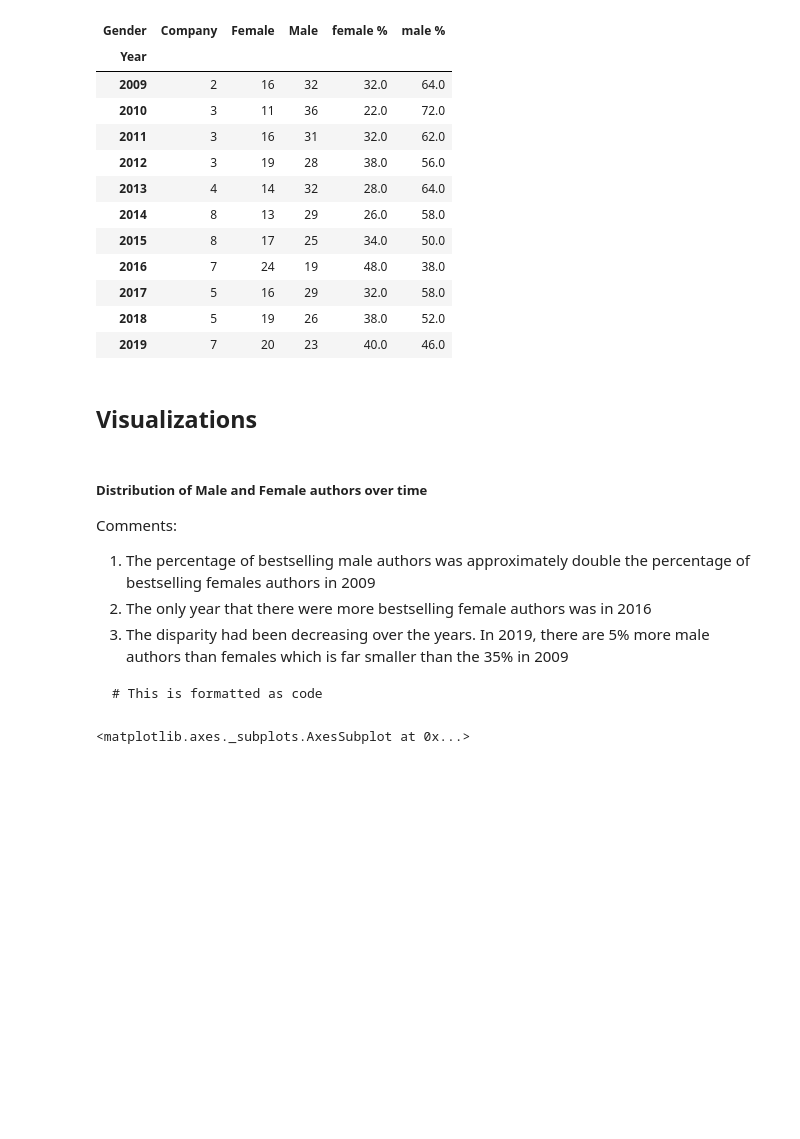
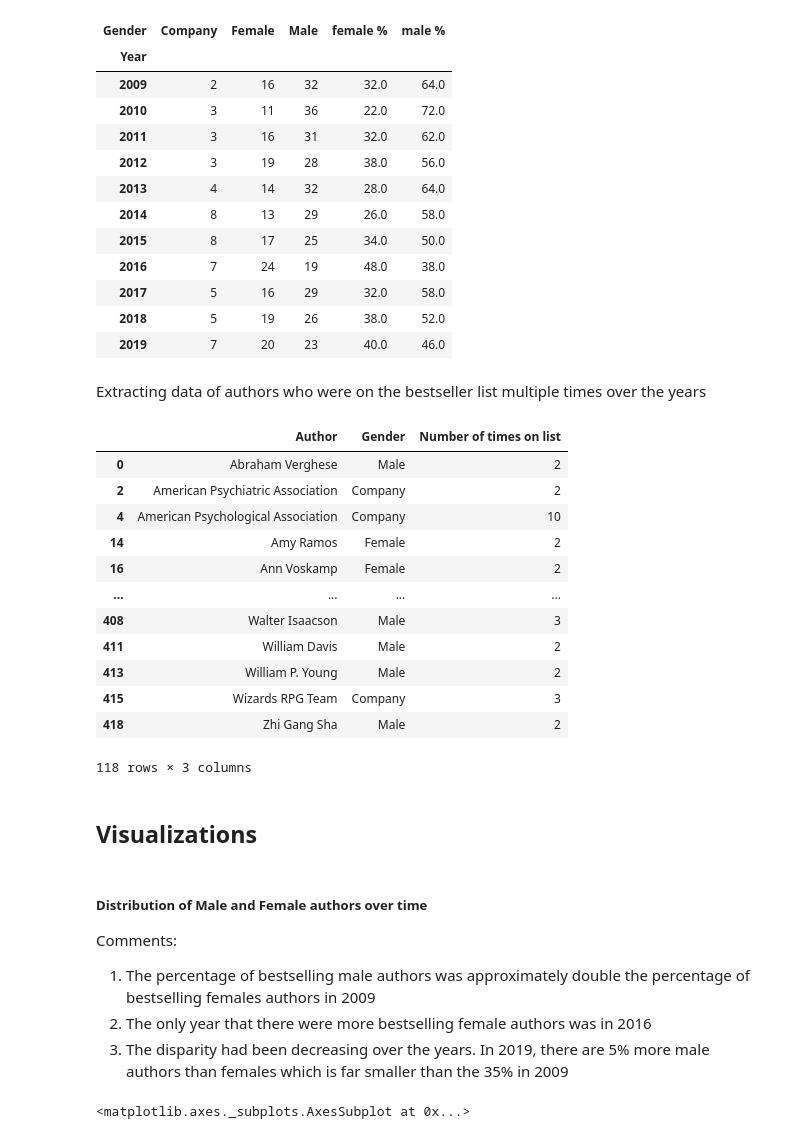
Before and after one commit to suha98/Analysis-of-Amazon-Bestselling-Books-2009-2019, a Jupyter notebook: Bestselling_Books.ipynb, the cells around one changed output. Saved outputs shown, nothing was run; the diff lists cells and outputs as text; code cells hidden in the pictures; blank space fills up the shorter version.

````diff
--- a/Bestselling_Books.ipynb
+++ b/Bestselling_Books.ipynb
@@ -88,6 +88,37 @@ df_gender
 | 2017 | 5 | 16 | 29 | 32.0 | 58.0 |
 | 2018 | 5 | 19 | 26 | 38.0 | 52.0 |
 | 2019 | 7 | 20 | 23 | 40.0 | 46.0 |
+# %% [markdown]
+Extracting data of authors who were on the bestseller list multiple times over the years
+# %%
+#finding the number of times an author is on the list
+df_authors = df.groupby('Author').size().reset_index().rename(columns = {0:'Number of times on list'})
+#only keeping the authors who appeared twice or more
+df_authors = df_authors.loc[df_authors['Number of times on list']>=2].reset_index(drop = True)
+
+#merging these author names with the original dataframe
+repeat_authors = df.merge(df_authors, how = 'inner', on = 'Author')
+#only keeping the columns I need
+repeat_authors = repeat_authors[['Author', 'Gender', 'Number of times on list']]
+#removing duplicates
+repeat_authors = repeat_authors.loc[repeat_authors.duplicated()==False]
+#making the field a string
+repeat_authors['Number of times on list'] = repeat_authors['Number of times on list'].astype(str)
+repeat_authors
+# %% [output]
+|  | Author | Gender | Number of times on list |
+| 0 | Abraham Verghese | Male | 2 |
+| 2 | American Psychiatric Association | Company | 2 |
+| 4 | American Psychological Association | Company | 10 |
+| 14 | Amy Ramos | Female | 2 |
+| 16 | Ann Voskamp | Female | 2 |
+| ... | ... | ... | ... |
+| 408 | Walter Isaacson | Male | 3 |
+| 411 | William Davis | Male | 2 |
+| 413 | William P. Young | Male | 2 |
+| 415 | Wizards RPG Team | Company | 3 |
+| 418 | Zhi Gang Sha | Male | 2 |
+118 rows × 3 columns
 # %% [markdown]
 ## Visualizations
 # %% [markdown]
@@ -97,10 +128,6 @@ Comments:
 1. The percentage of bestselling male authors was approximately double the percentage of bestselling females authors in 2009
 2. The only year that there were more bestselling female authors was in 2016
 3. The disparity had been decreasing over the years. In 2019, there are 5% more male authors than females which is far smaller than the 35% in 2009
-
-```
-# This is formatted as code
-```
 # %%
 sns.set_theme()
 plt.figure(figsize=(15,10))
````
Also changed, not shown: parts of 6 cells of this notebook.
